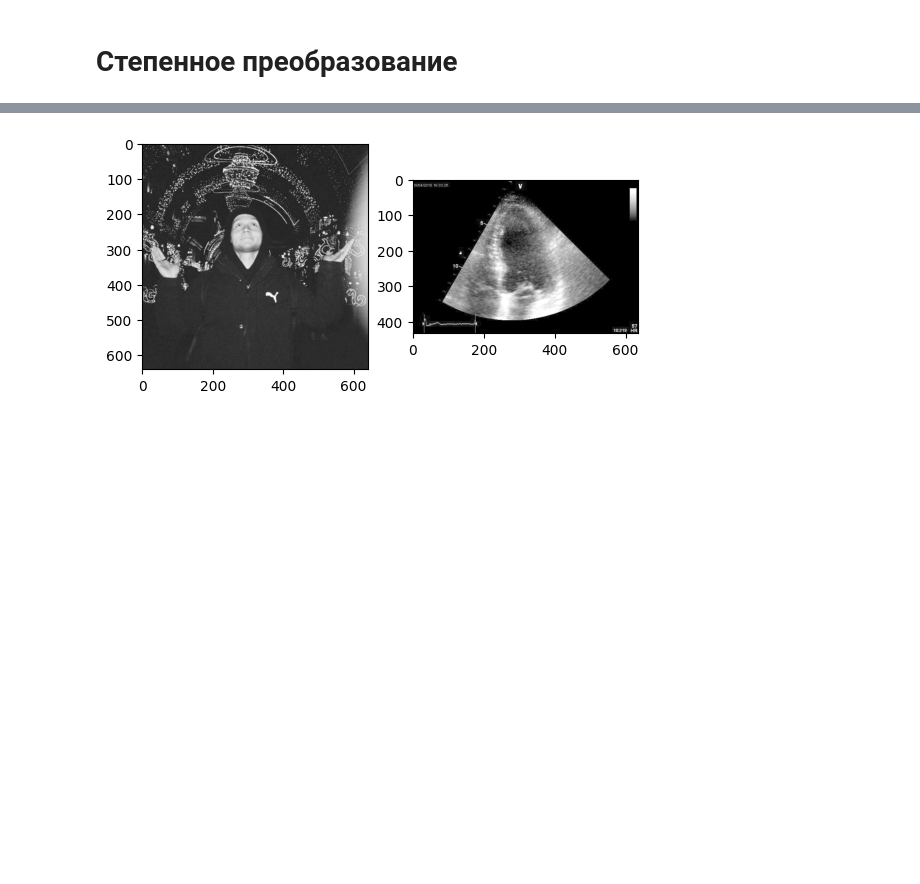
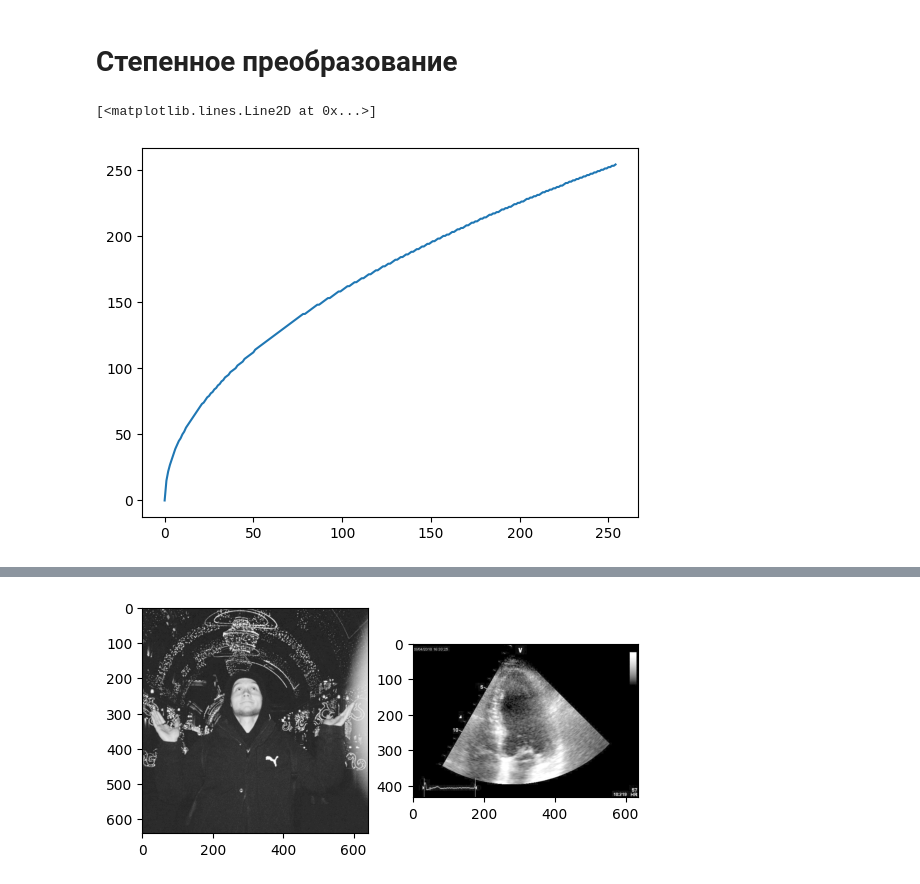
Before and after one commit to GongniR/Mag_2_semester, a Jupyter notebook: ImageProcessing/PW_2/PW_2.ipynb, the cells around one changed output, grey strips where cells are left out. Cells and saved outputs as stored; diff of their text form; code cells hidden in the pictures; blank space fills up the shorter version.

```diff
--- a/ImageProcessing/PW_2/PW_2.ipynb
+++ b/ImageProcessing/PW_2/PW_2.ipynb
@@ -5,8 +5,8 @@ import matplotlib.pyplot as plt
 # %% [markdown]
 # Подобрать 2 изображения для коррекции
 # %%
-image1_path = "E:\GitHub\Mag_2_semester\ImageProcessing\PW_2\images\image_1.jpg"
-image2_path = "E:\GitHub\Mag_2_semester\ImageProcessing\PW_2\images\image_2.jpeg"
+image1_path = "/Users/dimka777/Documents/Магистратура/Mag_2_semester/ImageProcessing/PW_2/images/image_1.jpg"
+image2_path = "/Users/dimka777/Documents/Магистратура/Mag_2_semester/ImageProcessing/PW_2/images/image_2.jpeg"
 # %%
 image1 = cv2.imread(image1_path)
 image2 = cv2.imread(image2_path)
@@ -144,3 +137,10 @@ plt.show()
 # %%
 def deg_gamma(img, gamma):
     return np.array(255*(img / 255) ** gamma, dtype = 'uint8')
+# %%
+x = np.arange(0,255)
+y = deg_gamma(x, 0.5)
+plt.plot(x,y)
+# %% [output]
+[<matplotlib.lines.Line2D at 0x...>]
+[figure, added]
```
Also changed, not shown: parts of 11 cells of this notebook, 5 other files.
